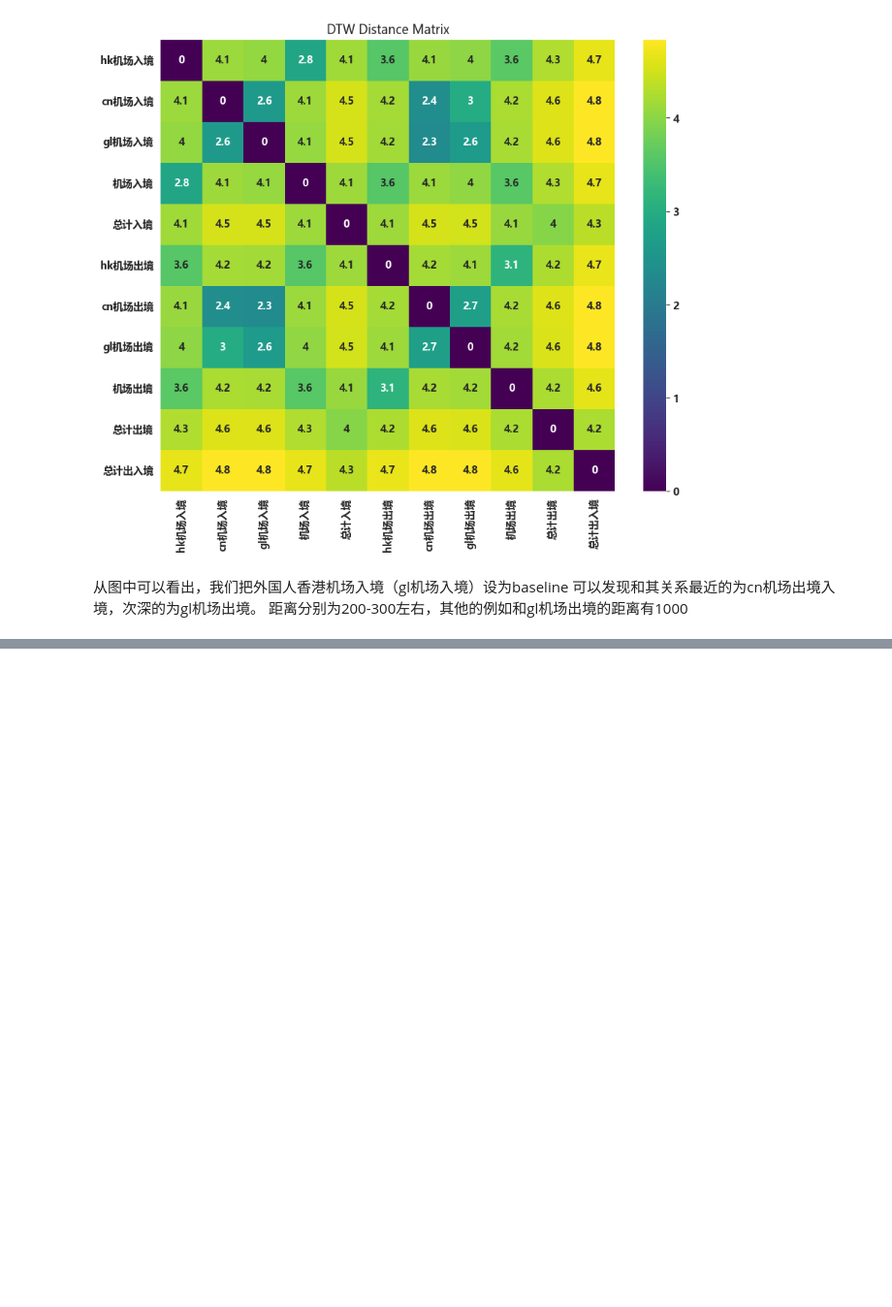
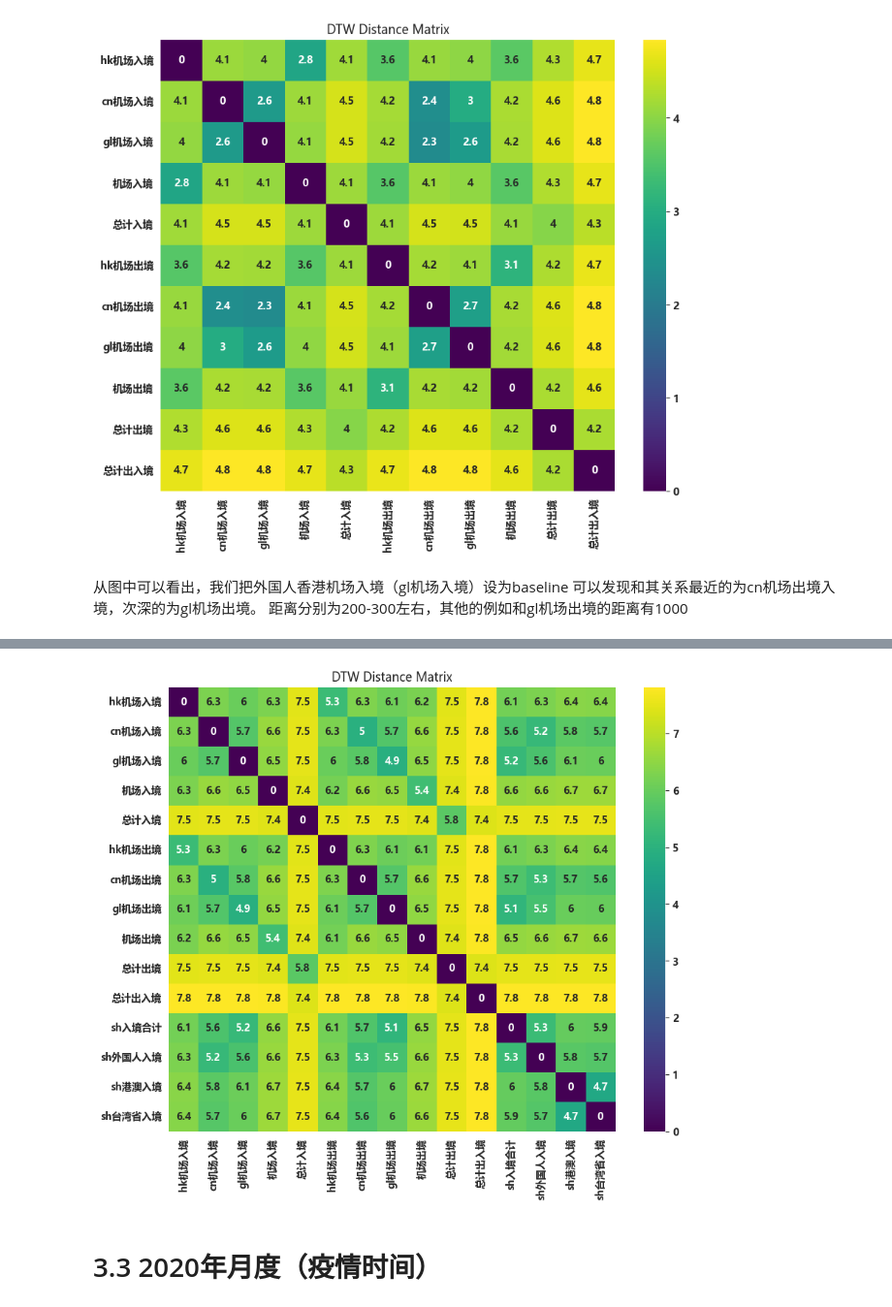
Before and after one commit to jiadol/Travel_Ml, a Jupyter notebook: notebooks/hk_data_preprocess.ipynb, the cells around one changed output, grey strips where cells are left out. Shown at 97% size. Cells and saved outputs as stored; diff of their text form; code cells hidden in the pictures; blank space fills up the shorter version.

```diff
--- a/notebooks/hk_data_preprocess.ipynb
+++ b/notebooks/hk_data_preprocess.ipynb
@@ -177,0 +199,16 @@ dtw_matrix_plt(dfAll)
+# %%
+# 取出 < 2023-12 的hk月度数据
+queryHkMonthly2023 = "select * from hk_immigration_sum_monthly where 日期<'2024-01-01' and 日期>='2023-01-01'"
+dfHkMonthly2023 = pd.read_sql_query(queryHkMonthly2023, engine)
+
+# 取出 2019.4~2023.12的sh月度数据
+queryShMonthly2023 = "select * from sh_immigration where 日期<'2024-01-01' and 日期>='2023-01-01'"
+dfShMonthly2023 = pd.read_sql_query(queryShMonthly2023, engine)
+
+dfMonthly2023 = pd.merge(dfHkMonthly2023, dfShMonthly2023, how='inner').drop(columns=['日期'])
+# %%
+matrix_plt(dtw_matrix(dfMonthly2023))
+# %% [output]
+[figure, added]
+# %% [markdown]
+# 3.3 2020年月度（疫情时间）
```
Also changed, not shown: parts of 13 cells of this notebook, 5 other files.
